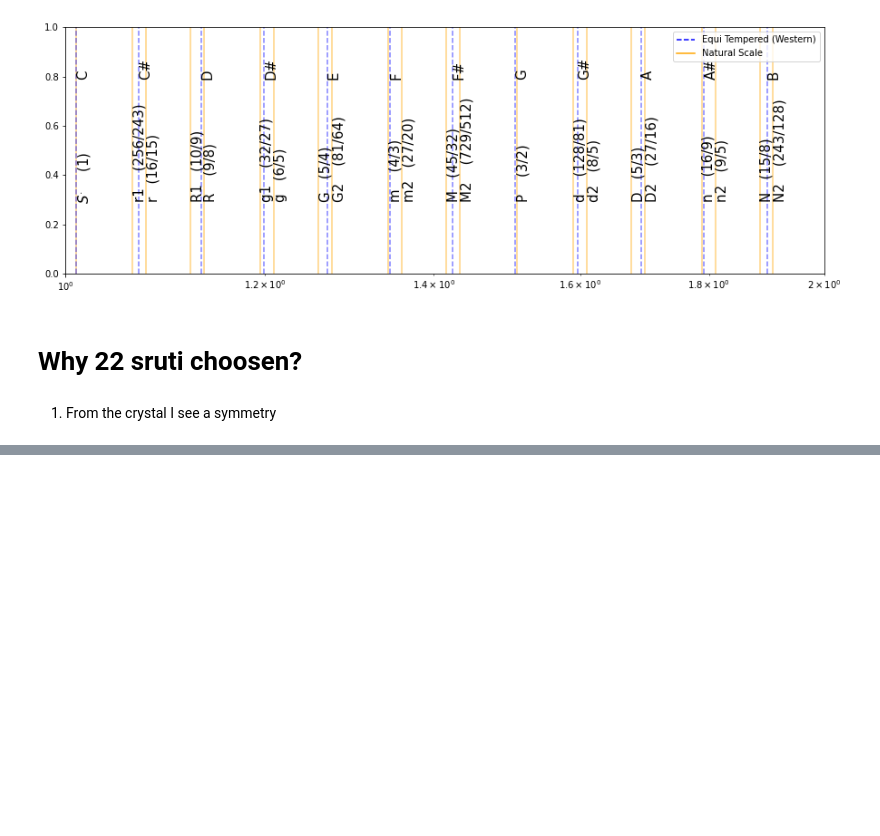
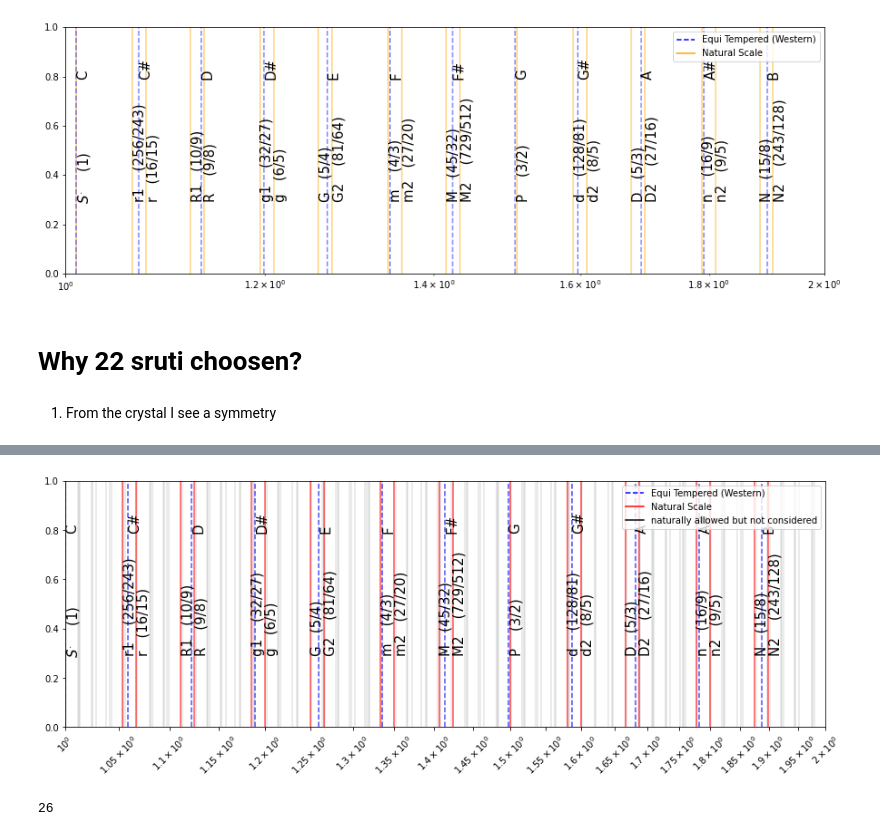
Before and after one commit to soumenhalder/MusicScale, a Jupyter notebook: MusicalScale.ipynb, the cells around one changed output, grey strips where cells are left out. Drawn from its saved outputs; the diff is of its cells as text; code cells hidden in the pictures; blank space fills up the shorter version.

Commit message:
included extended family

```diff
--- a/MusicalScale.ipynb
+++ b/MusicalScale.ipynb
@@ -378,6 +394,10 @@ plt.show()
 # Why 22 sruti choosen?
 # %% [markdown]
 1. From the crystal I see a symmetry
+# %%
+import copy
+fifth_copy = copy.copy(fifth)
+print(fifth_copy)
 # %%
 FIFTH = fifth
 FIFTH.extend(third)
@@ -390,7 +412,10 @@ FIFTH.extend(seventhprimeprime)
 FIFTH= [*set(FIFTH)]
 # %%
 SORTED = sorted(FIFTH,key=lambda l:l.numerator, reverse=False)
+# %%
+SORTED_val = sorted(FIFTH,key=lambda l:l.numerator/l.denominator, reverse=False)
 # %%
 for k in SORTED:
-    print(f"{map_ifexist(k)}    ({k})")
+    value = round(k.numerator / k.denominator,4)
+    print(f"{map_ifexist(k)}    ({k})", value)
 # %% [output]
@@ -413,0 +439,4 @@ n    (16/9)
+# %%
+for k in SORTED_val:
+    value = round(k.numerator / k.denominator,4)
+    print(f"{map_ifexist(k)}    ({k})", value)
@@ -413,0 +461,50 @@ n    (16/9)
+# %%
+plt.figure(figsize=(15,5))
+plt.xlim([1,2])
+for k in SORTED_val:
+    if k not in mapping:
+        plt.axvline(k+0.0, color='black', alpha = 0.1)
+
+for k in fifth_copy:
+    if k in mapping:
+        plt.text(k+0.0,0.3, f"{map_ifexist(k)}    ({k})",rotation=90,fontsize=15)
+        plt.axvline(k+0.0, color='red', alpha = 0.7)
+
+for k in third:
+    if k in mapping:
+        plt.text(k+0.0,0.3, f"{map_ifexist(k)}   ({k})",rotation=90,fontsize=15)
+        plt.axvline(k+0.0, color='red', alpha = 0.7)
+
+for k in seventh:
+    if k in mapping:
+        plt.text(k+0.0,0.3, f"{map_ifexist(k)}   ({k})",rotation=90,fontsize=15)
+        plt.axvline(k+0.0, color='red', alpha = 0.7)
+
+for k in Equitamp:
+    plt.text(k+0.0,0.8, f"{mapeuiT_ifexist(k)}",rotation=90,fontsize=15)
+    plt.axvline(k+0.0, color='blue', alpha = 0.7, linestyle='--')
+
+
+
+plt.axvline(0+0.0, color='blue', label='Equi Tempered (Western)', linestyle='--')
+plt.axvline(0+0.0, color='red', label='Natural Scale')
+
+plt.axvline(0+0.0, color='black', label='naturally allowed but not considered')
+
+plt.xscale('log' )
+plt.xticks(np.arange(1.00, 2.01, 0.05), rotation=45)
+
+plt.legend()
+
+plt.savefig('latticeTo1D_extended.pdf', format='pdf')
+
+
+plt.savefig('latticeTo1D_extended.png')
+
+plt.show()
+# %% [output]
+[figure, added]
+# %%
+len(fifth_copy)
+# %% [output]
+26
```
Also changed, not shown: parts of 7 cells of this notebook, 6 other files.
